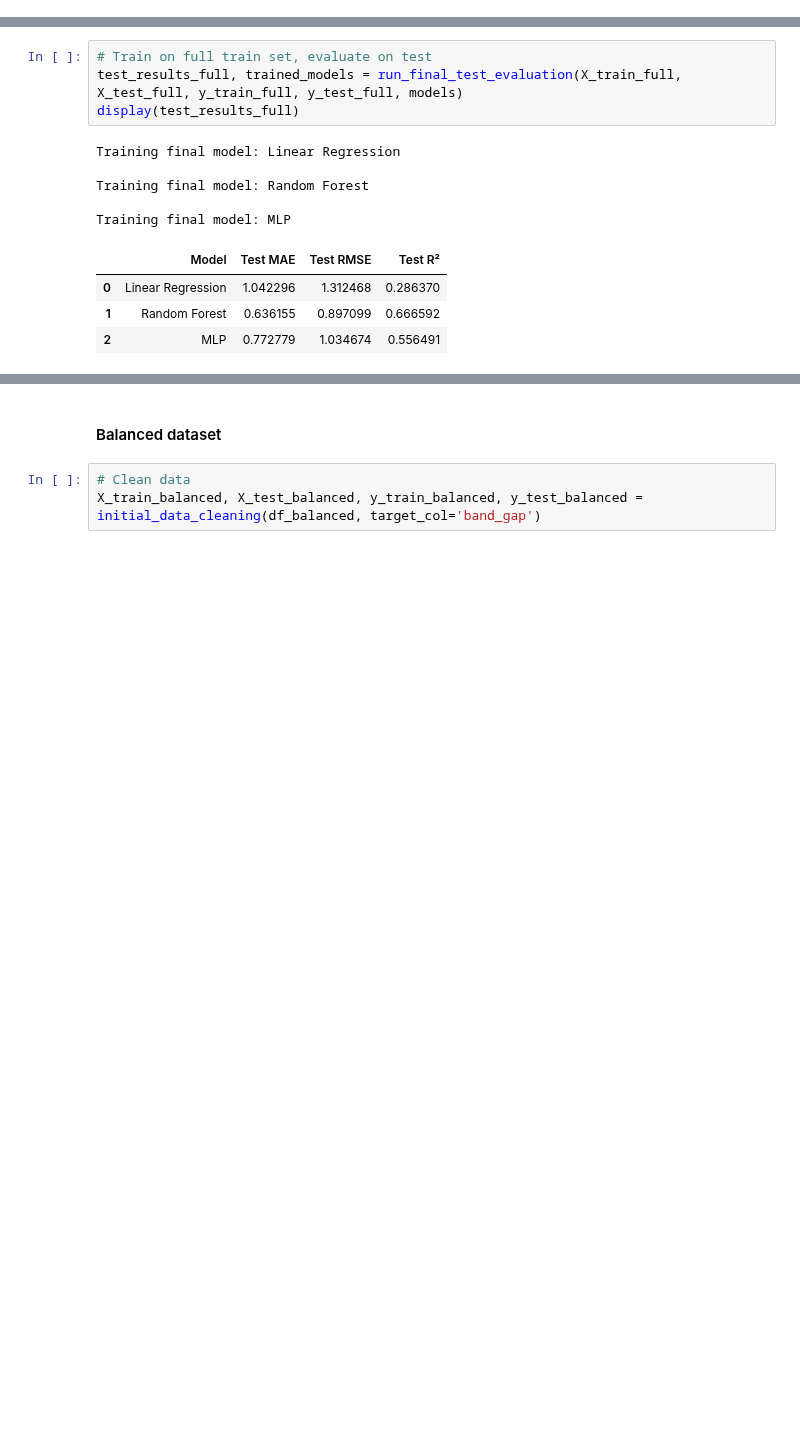
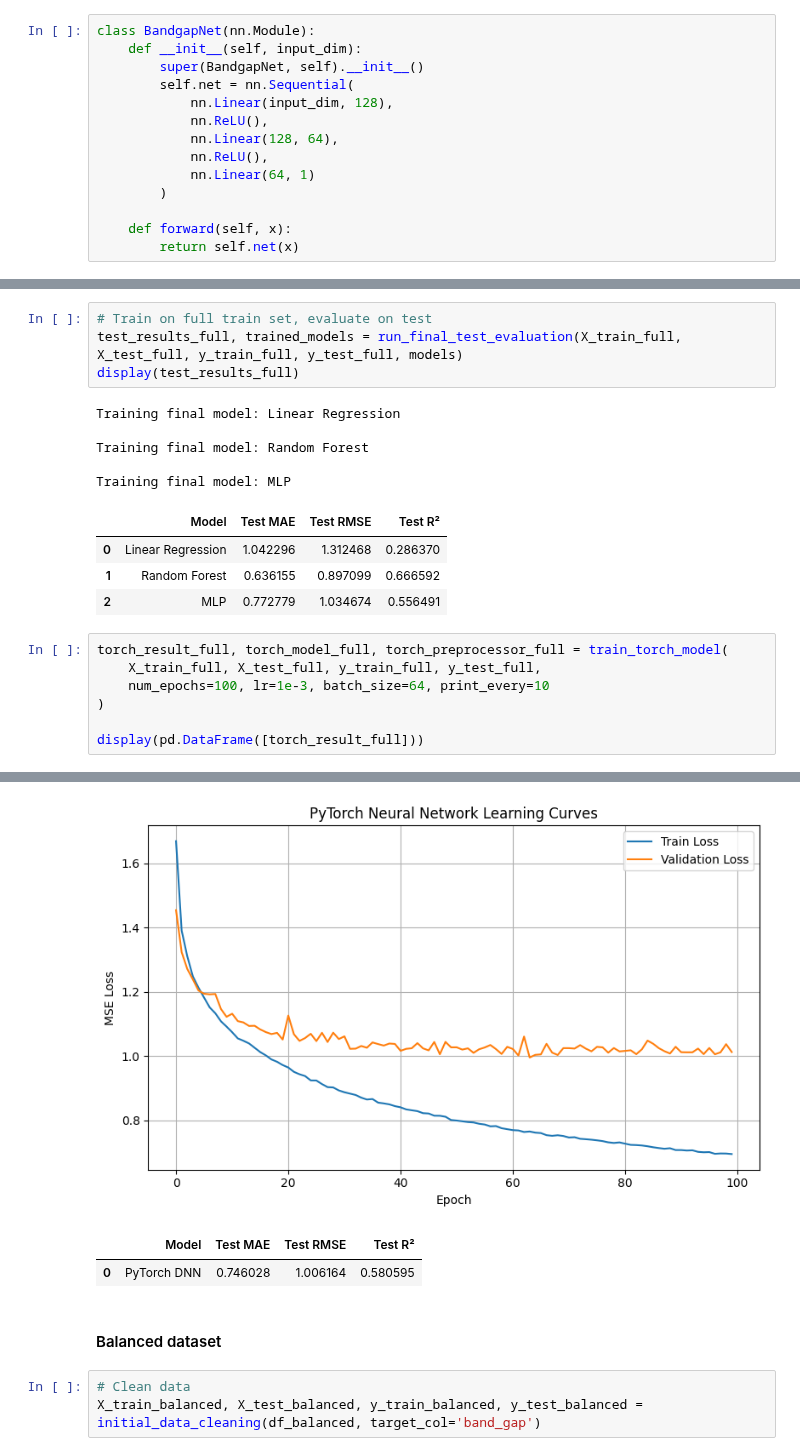
Before and after one commit to immischein/ML-bandgap, a Jupyter notebook: modeling_experiments.ipynb, the cells around one changed output, grey strips where cells are left out. Drawn from its saved outputs; the diff is of its cells as text; blank space fills up the shorter version.

Commit message:
Added results of first experiment.

```diff
--- a/modeling_experiments.ipynb
+++ b/modeling_experiments.ipynb
@@ -229,0 +239,14 @@ def run_final_test_evaluation(X_train, X_test, y_train, y_test, model_dict):
+# %%
+class BandgapNet(nn.Module):
+    def __init__(self, input_dim):
+        super(BandgapNet, self).__init__()
+        self.net = nn.Sequential(
+            nn.Linear(input_dim, 128),
+            nn.ReLU(),
+            nn.Linear(128, 64),
+            nn.ReLU(),
+            nn.Linear(64, 1)
+        )
+
+    def forward(self, x):
+        return self.net(x)
@@ -273,3 +383,11 @@ Training final model: MLP
 | 0 | Linear Regression | 1.042296 | 1.312468 | 0.286370 |
 | 1 | Random Forest | 0.636155 | 0.897099 | 0.666592 |
 | 2 | MLP | 0.772779 | 1.034674 | 0.556491 |
+# %%
+torch_result_full, torch_model_full, torch_preprocessor_full = train_torch_model(
+    X_train_full, X_test_full, y_train_full, y_test_full,
+    num_epochs=100, lr=1e-3, batch_size=64, print_every=10
+)
+
+display(pd.DataFrame([torch_result_full]))
+# %% [output]
@@ -276,3 +405,6 @@ Training final model: MLP
+[figure, added]
+|  | Model | Test MAE | Test RMSE | Test R² |
+| 0 | PyTorch DNN | 0.746028 | 1.006164 | 0.580595 |
 # %% [markdown]
 #### Balanced dataset
 # %%
```
Also changed, not shown: parts of 8 cells of this notebook.
